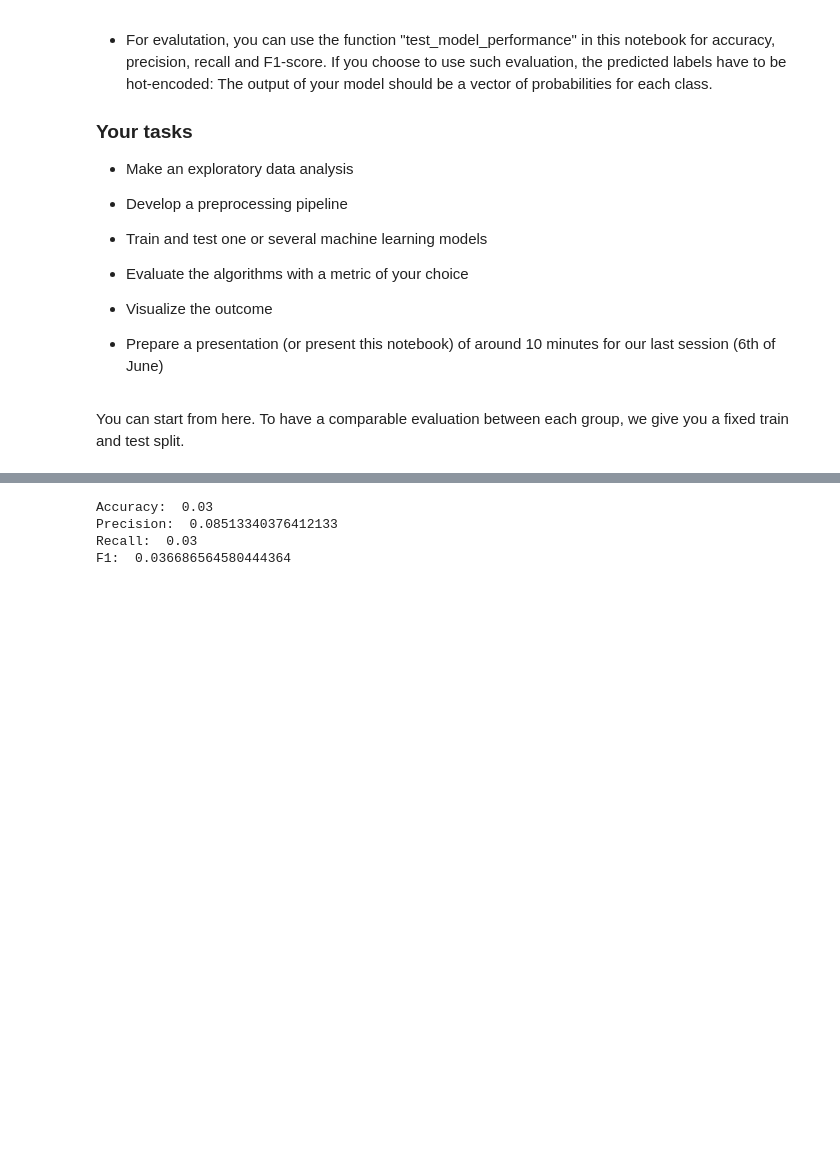
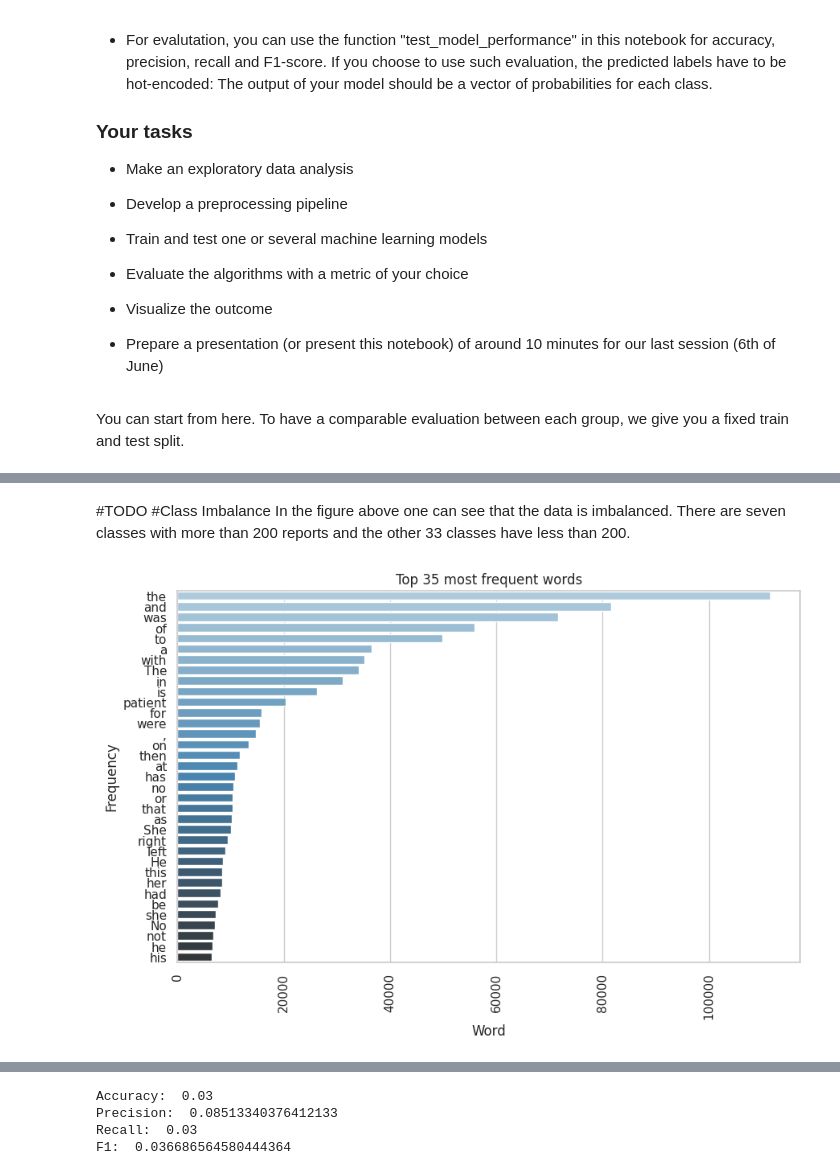
Before and after one commit to DerManjuel/MIR, a Jupyter notebook: NLP_MIR_Herbst_Katz_Meyer.ipynb, the cells around one changed output, grey strips where cells are left out. Drawn from its saved outputs; the diff is of its cells as text; code cells hidden in the pictures; blank space fills up the shorter version.

```diff
--- a/NLP_MIR_Herbst_Katz_Meyer.ipynb
+++ b/NLP_MIR_Herbst_Katz_Meyer.ipynb
@@ -31,0 +73,31 @@ You can start from here. To have a comparable evaluation between each group, we
+# %% [markdown]
+#TODO
+#Class Imbalance
+In the figure above one can see that the data is imbalanced. There are seven classes with more than 200 reports and the other 33 classes have less than 200.
+# %%
+# visualize most frequent words
+word_counts = Counter()
+
+for note in df["transcription"]:
+    word_counts += Counter(str(note).split())
+
+# Visualize the top 20 most frequent words in a bar chart
+# Create a dataframe of word counts
+word_counts_df = pd.DataFrame.from_dict(word_counts, orient="index", columns=["count"])
+word_counts_df.index.name = "word"
+word_counts_df.reset_index(inplace=True)
+
+# Filter the top 35 most frequent words
+top_words = word_counts_df.nlargest(35, "count")
+
+# Visualize the top 35 most frequent words using Seaborn
+sns.set(style="whitegrid")
+plt.figure(figsize=(10,6))
+sns.barplot(data=top_words, y="word", x="count", palette="Blues_d")
+plt.title("Top 35 most frequent words")
+plt.xlabel("Word")
+plt.ylabel("Frequency")
+plt.xticks(rotation=90)
+plt.show()
+# %% [output]
+[figure, added]
```
Also changed, not shown: parts of 9 cells of this notebook.
